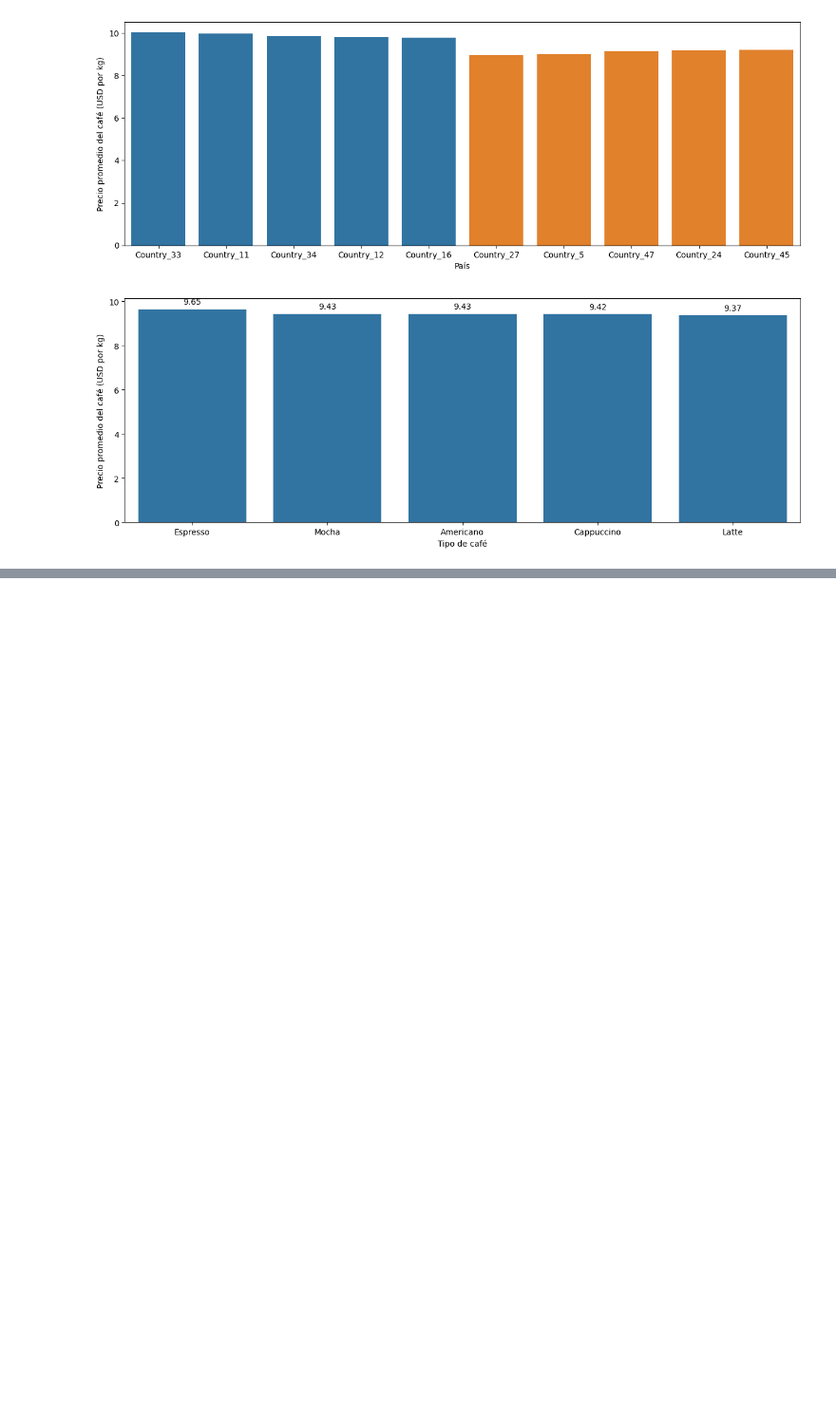
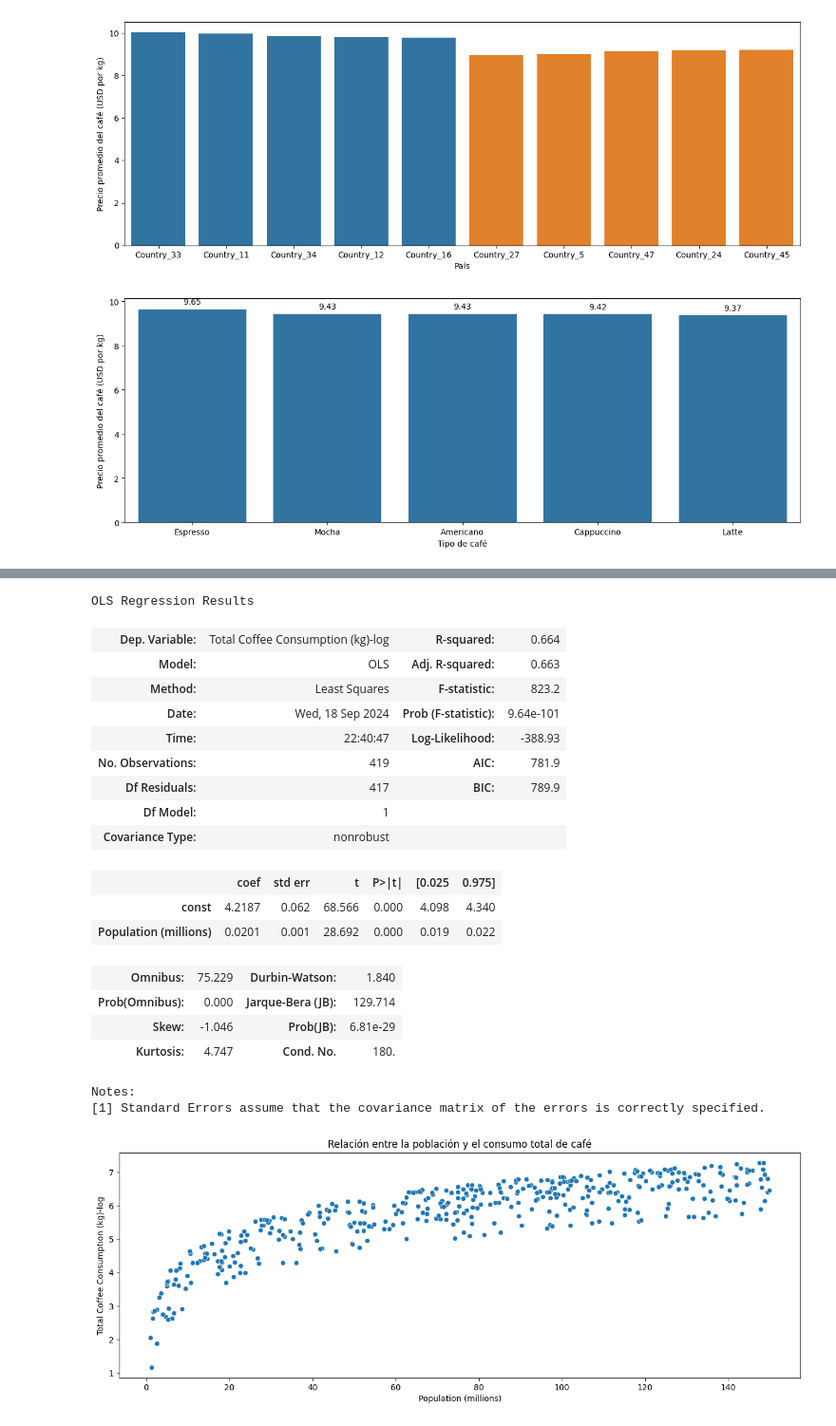
Before and after one commit to musanchez/ADFD, a Jupyter notebook: adfd.ipynb, the cells around one changed output, grey strips where cells are left out. Shown at 95% size. Saved outputs shown, nothing was run; the diff lists cells and outputs as text; code cells hidden in the pictures; blank space fills up the shorter version.

Commit message:
entrega

```diff
--- a/adfd.ipynb
+++ b/adfd.ipynb
@@ -219,0 +203,49 @@ Notes:
+# %%
+
+#Calcular el consumo total de café (kg per capita * población en millones)
+df_reg['Total Coffee Consumption (kg)'] = df_reg['Coffee Consumption (kg per capita per year)'] * df_reg['Population (millions)']
+# %%
+# Aplicar la transformación logarítmica
+
+df_reg['Coffee Consumption (kg per capita per year)'] = np.log(df_reg['Coffee Consumption (kg per capita per year)'])
+df_reg['Total Coffee Consumption (kg)-log'] = np.log(df_reg['Total Coffee Consumption (kg)'])
+
+# Graficar la relación entre la población y el consumo total de café
+plt.figure(figsize=(15, 5))
+plt.title('Relación entre la población y el consumo total de café')
+sns.scatterplot(x='Population (millions)', y='Total Coffee Consumption (kg)-log', data=df_reg)
+
+# Realizar la regresión lineal entre la población y el consumo total de café
+x_pop = df_reg['Population (millions)']
+y_total = df_reg['Total Coffee Consumption (kg)-log']
+
+# Añadir constante para el intercepto
+x_pop = sm.add_constant(x_pop)
+
+# Ajustar el modelo de regresión lineal
+model_population = sm.OLS(y_total, x_pop).fit()
+
+# Mostrar el resumen del modelo de regresión
+model_population_summary = model_population.summary()
+model_population_summary
+# %% [output]
+OLS Regression Results
+| Dep. Variable: | Total Coffee Consumption (kg)-log | R-squared: | 0.664 |
+| Model: | OLS | Adj. R-squared: | 0.663 |
+| Method: | Least Squares | F-statistic: | 823.2 |
+| Date: | Wed, 18 Sep 2024 | Prob (F-statistic): | 9.64e-101 |
+| Time: | 22:40:47 | Log-Likelihood: | -388.93 |
+| No. Observations: | 419 | AIC: | 781.9 |
+| Df Residuals: | 417 | BIC: | 789.9 |
+| Df Model: | 1 |  |  |
+| Covariance Type: | nonrobust |  |  |
+|  | coef | std err | t | P>|t| | [0.025 | 0.975] |
+| const | 4.2187 | 0.062 | 68.566 | 0.000 | 4.098 | 4.340 |
+| Population (millions) | 0.0201 | 0.001 | 28.692 | 0.000 | 0.019 | 0.022 |
+| Omnibus: | 75.229 | Durbin-Watson: | 1.840 |
+| Prob(Omnibus): | 0.000 | Jarque-Bera (JB): | 129.714 |
+| Skew: | -1.046 | Prob(JB): | 6.81e-29 |
+| Kurtosis: | 4.747 | Cond. No. | 180. |
+Notes:
+[1] Standard Errors assume that the covariance matrix of the errors is correctly specified.
+[figure, added]
```
Also changed, not shown: parts of 5 cells of this notebook, 1 other file.
